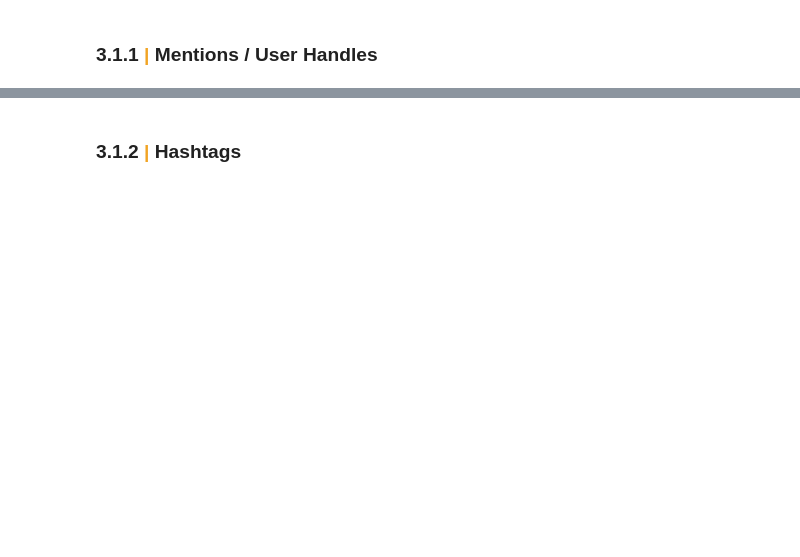
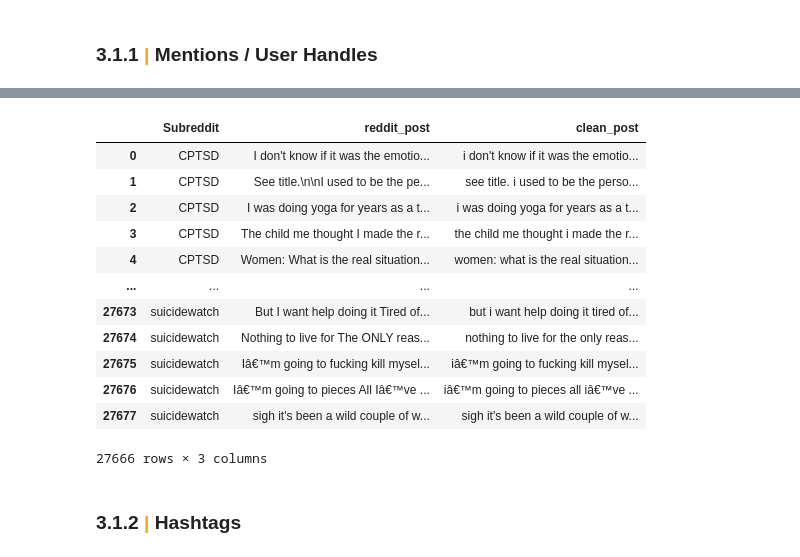
Before and after one commit to alexmuturi/Mental-Health-Chatbot, a Jupyter notebook: notebooks/1. data_pre_processing.ipynb, the cells around one changed output, grey strips where cells are left out. Cells and saved outputs as stored; diff of their text form; code cells hidden in the pictures; blank space fills up the shorter version.

```diff
--- a/notebooks/1. data_pre_processing.ipynb
+++ b/notebooks/1. data_pre_processing.ipynb
@@ -273,7 +298,0 @@ sum(df['tweet'].apply(len) > 5) , sum(df['tweet'].apply(len) <= 5)
-# %%
-print("Shape of the dataset before filtering:")
-print(df.shape)
-print("*"*40)
-df = df[df['tweet'].apply(len) > 5]
-print("Shape of the dataset after filtering:")
-print(df.shape)
@@ -332,17 +407,25 @@ df['tweet'].apply(lambda x: nt.TextFrame(x).noise_scan()['text_noise'])
 # %%
-# Ensure all entries in 'tweet' column are strings
-df['tweet'] = df['tweet'].astype(str)
+# Ensure all entries in reddit_post column are strings
+df['reddit_post'] = df['reddit_post'].astype(str)
 
 # Now apply the clean_text function
-df['clean_tweet'] = df['tweet'].apply(lambda x: nfx.clean_text(x, puncts=False, stopwords=False))
+df['clean_post'] = df['reddit_post'].apply(lambda x: nfx.clean_text(x, puncts=False, stopwords=False))
-# %%
-# Extract userhandles into another column before removing them
-df['userhandle'] = df['clean_tweet'].apply(nfx.extract_userhandles)
-# %%
-# Remove the userhandles
-df['clean_tweet'] = df['clean_tweet'].apply(nfx.remove_userhandles)
-
-df[['tweet', 'clean_tweet', 'userhandle']].head()
+# %%
+df
+# %% [output]
+|  | Subreddit | reddit_post | clean_post |
+| 0 | CPTSD | I don't know if it was the emotio... | i don't know if it was the emotio... |
+| 1 | CPTSD | See title.\n\nI used to be the pe... | see title. i used to be the perso... |
+| 2 | CPTSD | I was doing yoga for years as a t... | i was doing yoga for years as a t... |
+| 3 | CPTSD | The child me thought I made the r... | the child me thought i made the r... |
+| 4 | CPTSD | Women: What is the real situation... | women: what is the real situation... |
+| ... | ... | ... | ... |
+| 27673 | suicidewatch | But I want help doing it Tired of... | but i want help doing it tired of... |
+| 27674 | suicidewatch | Nothing to live for The ONLY reas... | nothing to live for the only reas... |
+| 27675 | suicidewatch | Iâ€™m going to fucking kill mysel... | iâ€™m going to fucking kill mysel... |
+| 27676 | suicidewatch | Iâ€™m going to pieces All Iâ€™ve ... | iâ€™m going to pieces all iâ€™ve ... |
+| 27677 | suicidewatch | sigh it's been a wild couple of w... | sigh it's been a wild couple of w... |
+27666 rows × 3 columns
 # %% [markdown]
 ### <b>3.1.2 <span style='color:#F1A424'>|</span> Hashtags</b>
 # %%
```
Also changed, not shown: parts of 39 cells of this notebook.
